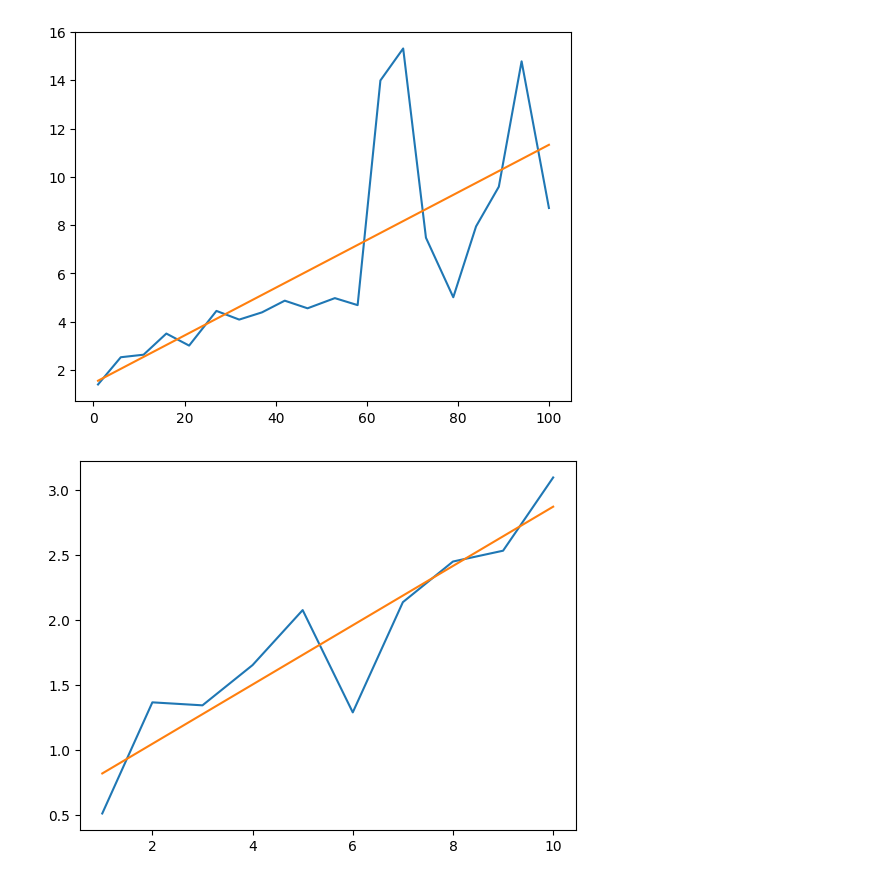
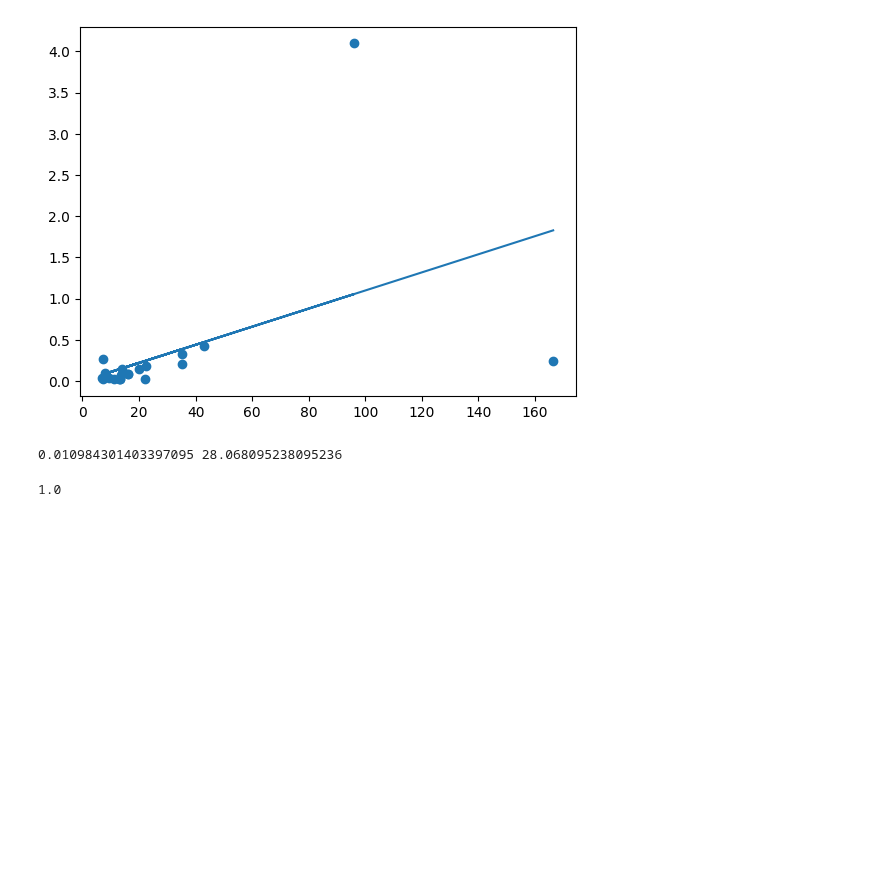
Before and after one commit to sodascience/metasyn, a Jupyter notebook: examples/benchmark.ipynb, the cells around one changed output. Saved outputs shown, nothing was run; the diff lists cells and outputs as text; code cells hidden in the pictures; blank space fills up the shorter version.

```diff
--- a/examples/benchmark.ipynb
+++ b/examples/benchmark.ipynb
@@ -101,5 +118,30 @@ b_col_dt, a_col_dt, sec_per_item_dt = benchmark(datetime_generator, plot=True, o
-# %%
-b_col_str, a_col_str, sec_per_item_str = benchmark(string_generator, plot=True, order=1000)
-# %% [output]
-[figure, removed]
-[figure, removed]
+# %%
+from metasyn.distribution import FreeTextDistribution, RegexDistribution
+
+def free_bench():
+    free_times = []
+    free_lengths = []
+    for series in string_generator(100):
+        start = time.time()
+        # FreeTextDistribution.fit(series)
+        RegexDistribution.fit(series)
+        free_times.append(time.time()-start)
+        free_lengths.append(series.str.lengths().mean())
+    return np.array(free_lengths), np.array(free_times)
+# %%
+def fit_a(x, y):
+    A = np.vstack([x]).T
+    return np.linalg.lstsq(A, y, rcond=None)[0]
+# %%
+lengths_first, times_first = free_bench()
+# lengths_second, times_second = free_bench()
+a = fit_a(lengths_first, times_first)[0]
+plt.scatter(lengths_first, times_first)
+plt.plot(lengths_first, a*lengths_first)
+plt.show()
+# %% [output]
+[figure, added]
+# %%
+print(a, np.mean(lengths_first))
+# %% [output]
+0.010984301403397095 28.068095238095236
@@ -105,0 +150,4 @@ b_col_str, a_col_str, sec_per_item_str = benchmark(string_generator, plot=True,
+# %%
+series.drop_nulls().str.lengths().mean()
+# %% [output]
+1.0
```
Also changed, not shown: parts of 18 cells of this notebook, 2 other files.
